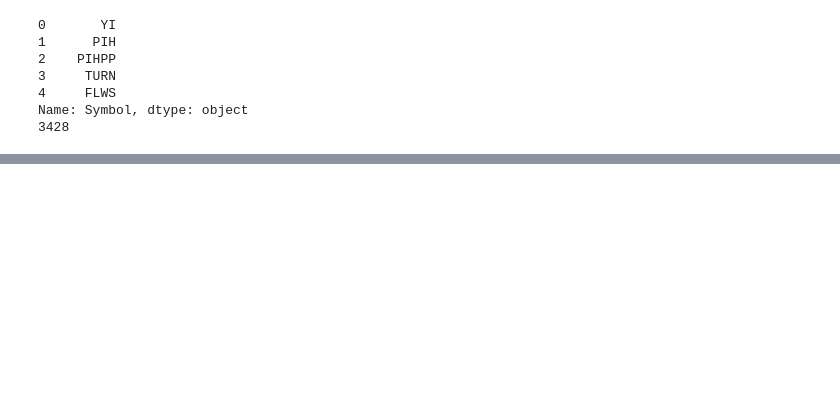
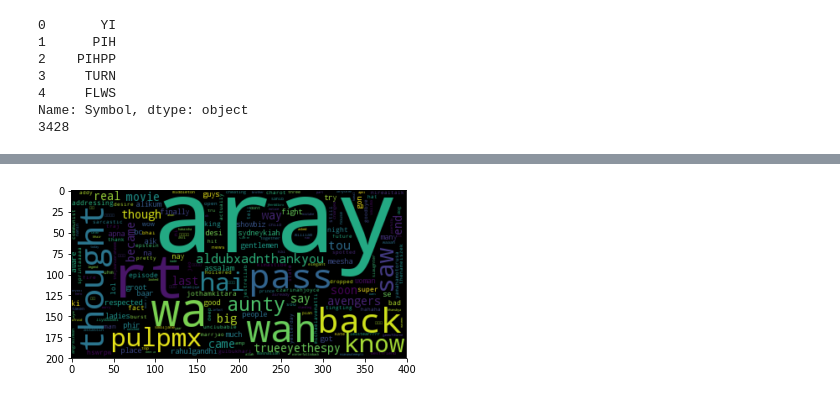
Before and after one commit to myz540/twitter_stocker, a Jupyter notebook: ZHONG_CS688_Term_Project_Option_3.ipynb, the cells around one changed output, grey strips where cells are left out. Cells and saved outputs as stored; diff of their text form; code cells hidden in the pictures; blank space fills up the shorter version.

```diff
--- a/ZHONG_CS688_Term_Project_Option_3.ipynb
+++ b/ZHONG_CS688_Term_Project_Option_3.ipynb
@@ -127,0 +304,4 @@ corpus_handler = CorpusHandler(api, ticker_df)
+# %%
+CorpusHandler.make_wordcloud(loser_words)
+# %% [output]
+[figure, added]
```
Also changed, not shown: parts of 36 cells of this notebook, 4 other files.
